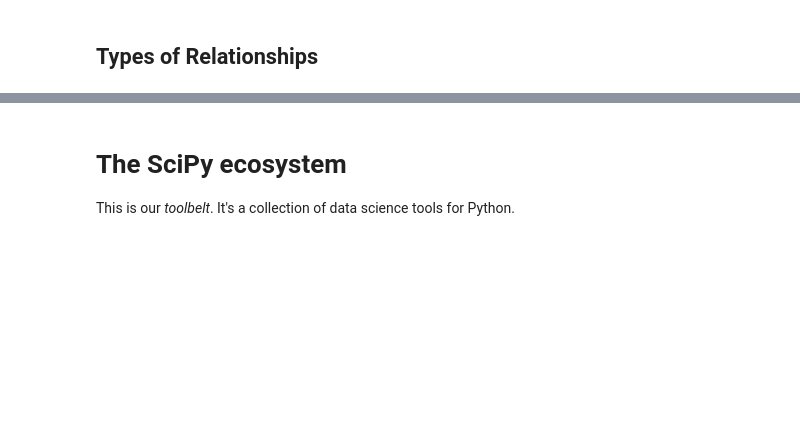
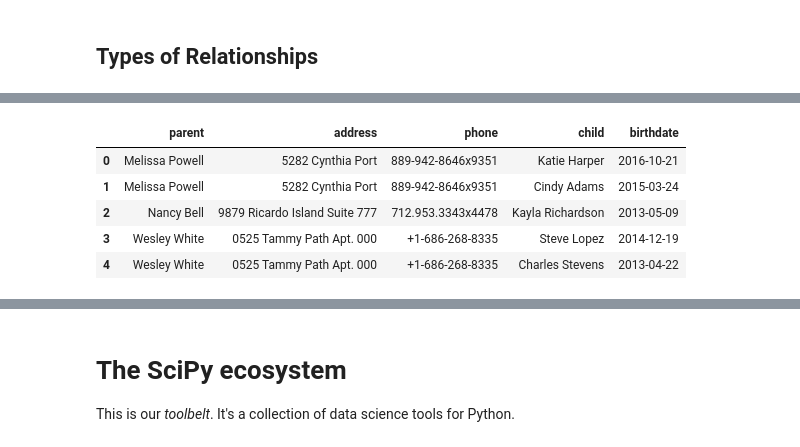
Before and after one commit to organisciak/Scripting-Course, a Jupyter notebook: slides/01-introduction.ipynb, the cells around one changed output, grey strips where cells are left out. Drawn from its saved outputs; the diff is of its cells as text; code cells hidden in the pictures; blank space fills up the shorter version.

```diff
--- a/slides/01-introduction.ipynb
+++ b/slides/01-introduction.ipynb
@@ -336,0 +337,9 @@ Left Inner Join
+# %%
+parents.merge(kids, how='inner')
+# %% [output]
+|  | parent | address | phone | child | birthdate |
+| 0 | Melissa Powell | 5282 Cynthia Port | 889-942-8646x9351 | Katie Harper | 2016-10-21 |
+| 1 | Melissa Powell | 5282 Cynthia Port | 889-942-8646x9351 | Cindy Adams | 2015-03-24 |
+| 2 | Nancy Bell | 9879 Ricardo Island Suite 777 | 712.953.3343x4478 | Kayla Richardson | 2013-05-09 |
+| 3 | Wesley White | 0525 Tammy Path Apt. 000 | +1-686-268-8335 | Steve Lopez | 2014-12-19 |
+| 4 | Wesley White | 0525 Tammy Path Apt. 000 | +1-686-268-8335 | Charles Stevens | 2013-04-22 |
```
Also changed, not shown: parts of 79 cells of this notebook, 2 other files.
